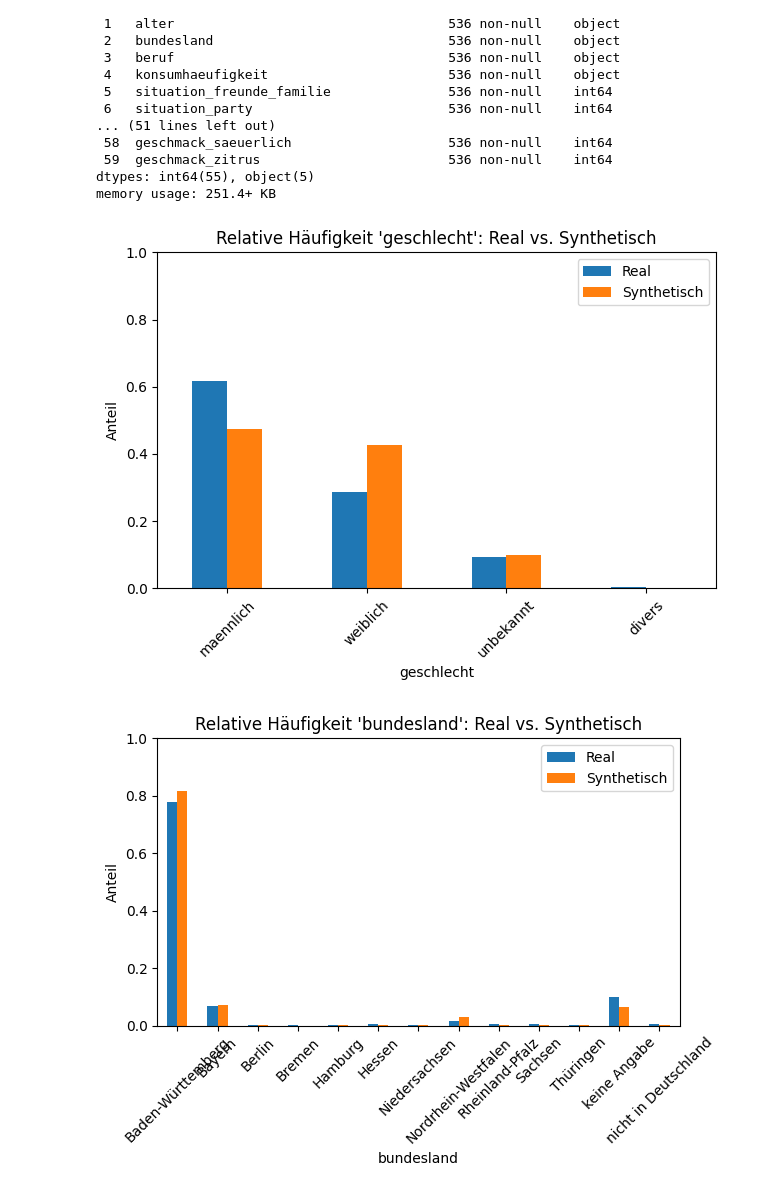
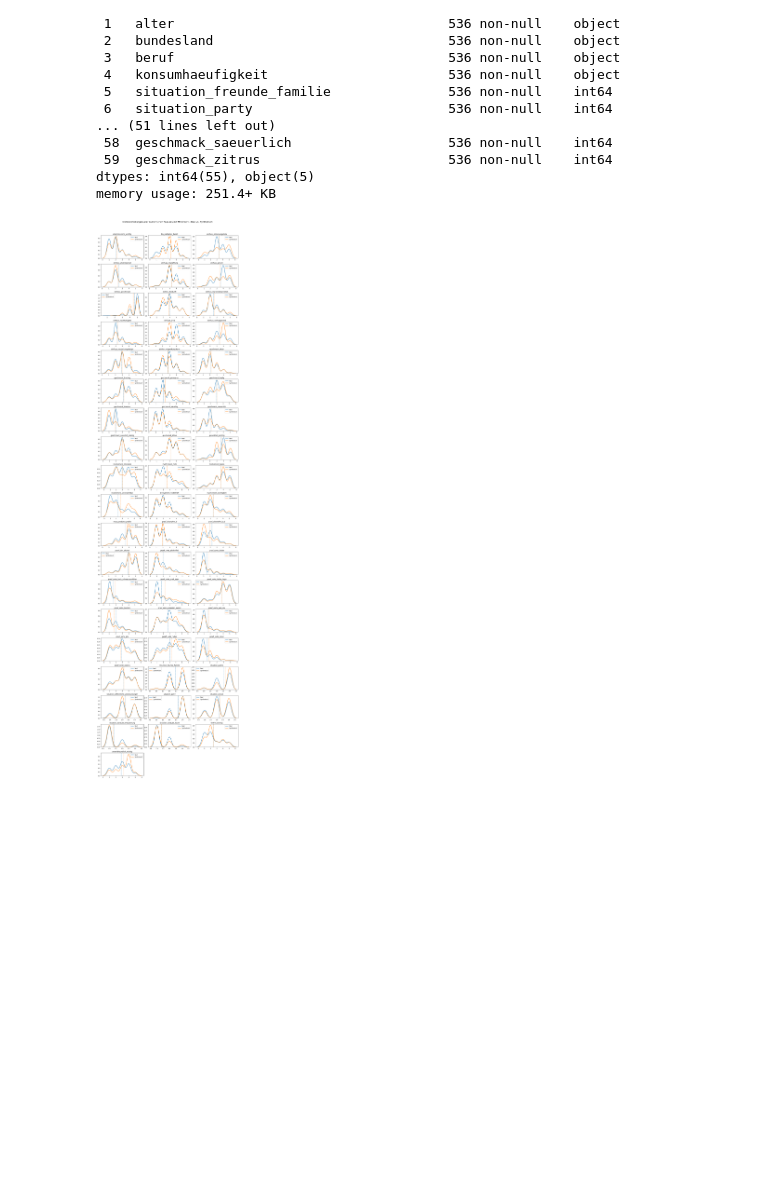
Before and after one commit to FRYEL/Bierprojekt, a Jupyter notebook: src/notebooks/auswertung.ipynb, the cells around one changed output. Cells and saved outputs as stored; diff of their text form; code cells hidden in the pictures; blank space fills up the shorter version.

```diff
--- a/src/notebooks/auswertung.ipynb
+++ b/src/notebooks/auswertung.ipynb
@@ -11,7 +11,7 @@ import umap.umap_ as umap
 
 # 1. CSV-Dateien einlesen (Pfad zu realen und synthetischen Daten anpassen)
 real_path = "../../data/data_for_CTGAN/CTGAN_basedata.csv"
-syn_path = "../../data/synthetic_result_data/synthetic_data_ctgan.csv"
+syn_path = "../../data/synthetic_result_data/536_synthetic_train_data.csv"
 
 df_real = pd.read_csv(real_path)
 df_syn = pd.read_csv(syn_path)
@@ -36,27 +36,42 @@ Data columns (total 60 columns):
 dtypes: int64(55), object(5)
 memory usage: 251.4+ KB
 # %%
+import pandas as pd
 import matplotlib.pyplot as plt
-import pandas as pd
+import seaborn as sns
 
-# Liste der kategorischen Features inklusive "geschlecht"
-kategorische_features = ['geschlecht', 'bundesland', 'beruf', 'konsumhaeufigkeit']
+# Gemeinsame numerische Features extrahieren
+df_real_num = df_real.select_dtypes(include='number')
+df_syn_num = df_syn.select_dtypes(include='number')
 
-for feature in kategorische_features:
-    real_counts = df_real[feature].value_counts(normalize=True)
-    syn_counts = df_syn[feature].value_counts(normalize=True)
+common_cols = list(set(df_real_num.columns) & set(df_syn_num.columns))
+df_real_num = df_real_num[common_cols]
+df_syn_num = df_syn_num[common_cols]
 
-    # Kombinieren und fehlende Werte mit 0 ersetzen
-    df_counts = pd.DataFrame({'Real': real_counts, 'Synthetisch': syn_counts}).fillna(0)
+# Plot-Einstellungen
+n_cols = 3
+n_rows = (len(common_cols) + n_cols - 1) // n_cols
 
-    # Plot
-    df_counts.plot(kind='bar', rot=45)
-    plt.title(f"Relative Häufigkeit '{feature}': Real vs. Synthetisch")
-    plt.xlabel(feature)
-    plt.ylabel("Anteil")
-    plt.ylim(0, 1)
-    plt.tight_layout()
-    plt.show()
+plt.figure(figsize=(n_cols * 5, n_rows * 3))
+
+for i, col in enumerate(sorted(common_cols)):
+    plt.subplot(n_rows, n_cols, i + 1)
+
+    # KDEs
+    sns.kdeplot(df_real_num[col], label="Real", color="tab:blue", linewidth=2)
+    sns.kdeplot(df_syn_num[col], label="Synthetisch", color="tab:orange", linewidth=2)
+
+    # Mittelwerte
+    plt.axvline(df_real_num[col].mean(), color="tab:blue", linestyle="--", linewidth=1)
+    plt.axvline(df_syn_num[col].mean(), color="tab:orange", linestyle="--", linewidth=1)
+
+    plt.title(col)
+    plt.xlabel("")
+    plt.ylabel("")
+    plt.legend()
+
+plt.tight_layout()
+plt.suptitle("Dichteverteilungen aller numerischen Features mit Mittelwert – Real vs. Synthetisch", y=1.02, fontsize=16)
+plt.show()
 # %% [output]
-[figure, old version]
+[figure, new version]
-[figure, removed]
```
Also changed, not shown: parts of 14 cells of this notebook, 1 other file.
